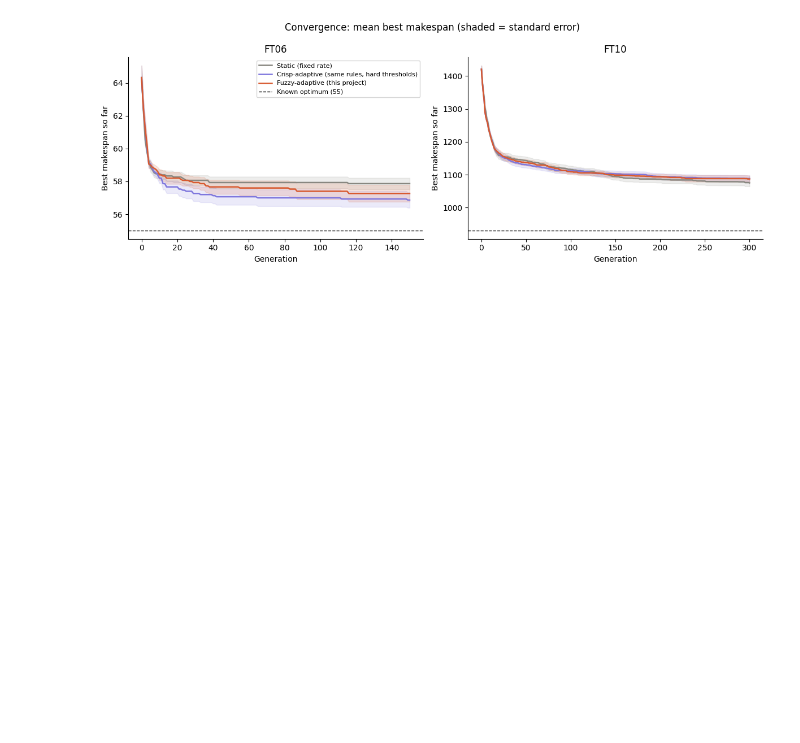
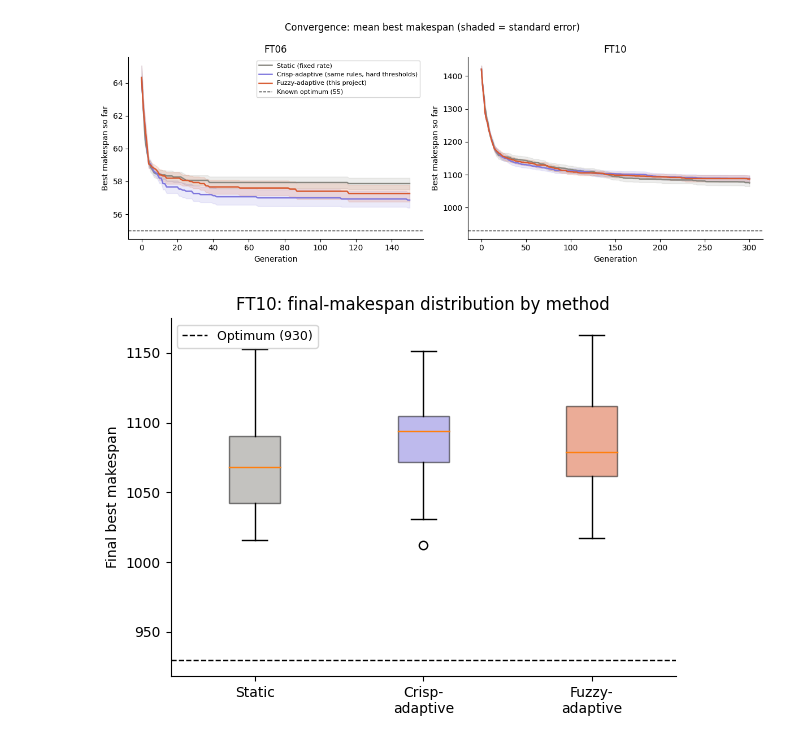
Before and after one commit to tskrrish/fuzzy-ga, a Jupyter notebook: notebooks/01_explore.ipynb, the cells around one changed output. Saved outputs shown, nothing was run; the diff lists cells and outputs as text; code cells hidden in the pictures; blank space fills up the shorter version.

```diff
--- a/notebooks/01_explore.ipynb
+++ b/notebooks/01_explore.ipynb
@@ -414,3 +414,8 @@ fig1 = plot_convergence(data, instances=("ft06", "ft10"), out_path="convergence_
 fig1
 # %% [output]
 [figure]
+# %%
+fig2 = plot_final_boxplot(data, instance="ft10", out_path="ft10_final_boxplot.png")
+fig2
+# %% [output]
+[figure, added]
```
Also changed, not shown: parts of 1 cell of this notebook, 3 other files.
